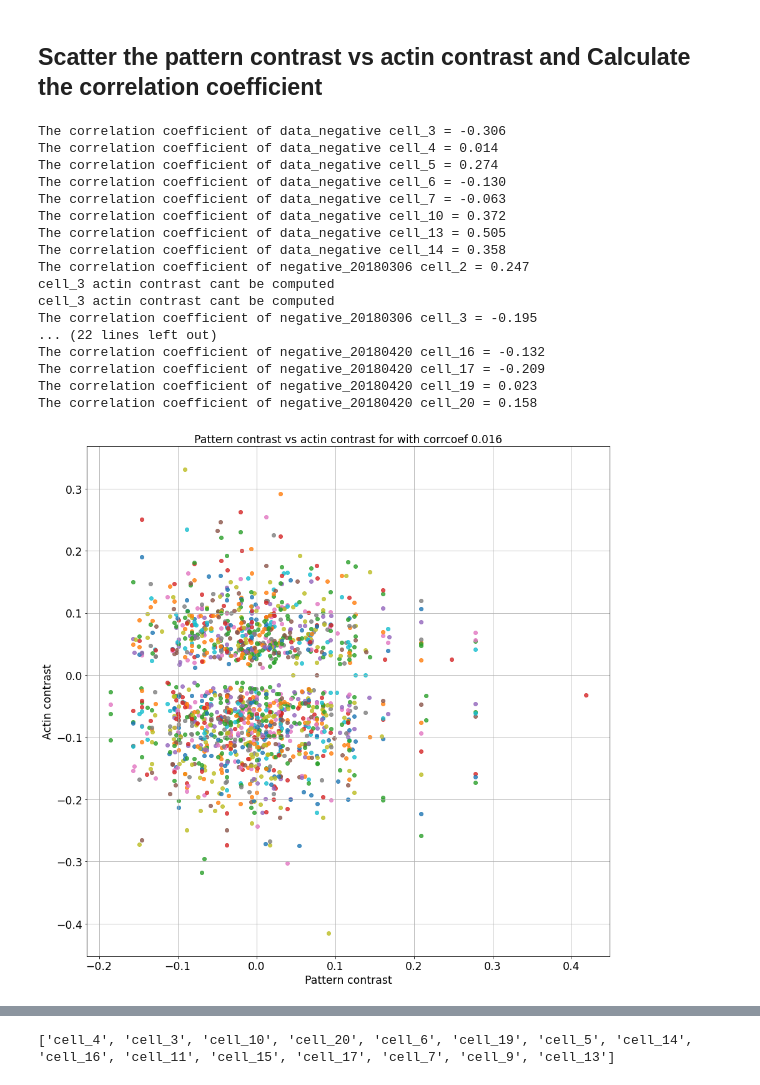
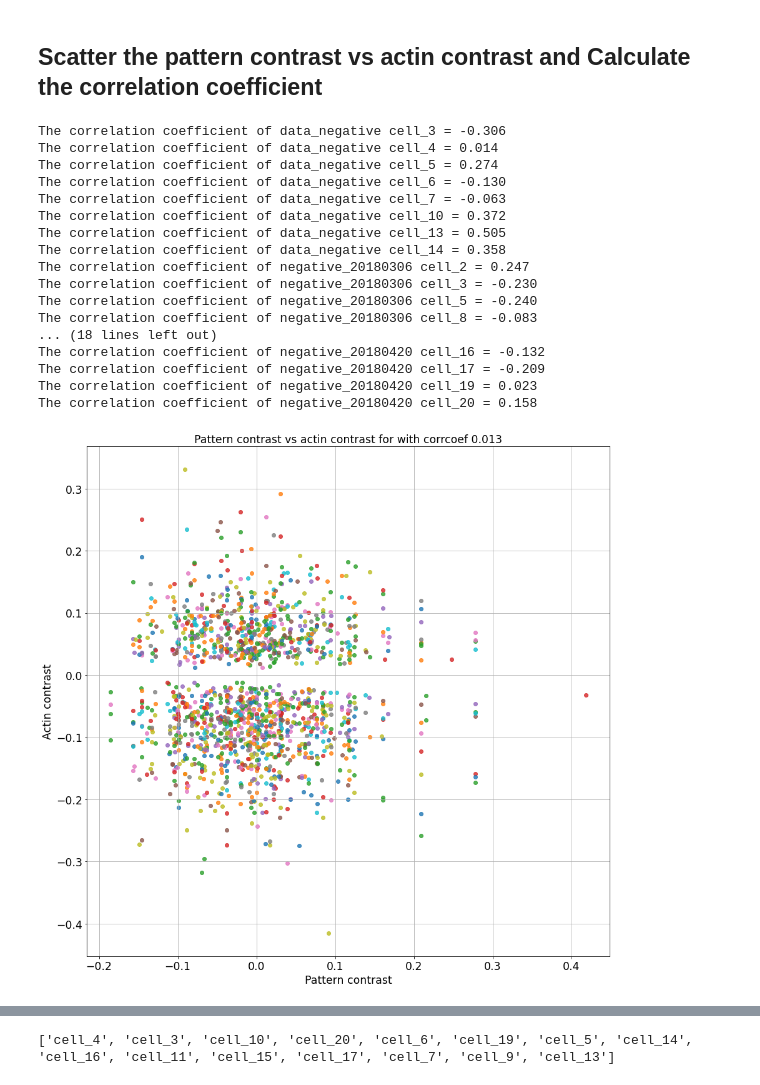
Before and after one commit to ahmed344/AI-based-detection-of-T-cell-features, a Jupyter notebook: Mini_images_classifier/Radial_profile_negative.ipynb, the cells around one changed output, grey strips where cells are left out. Cells and saved outputs as stored; diff of their text form; code cells hidden in the pictures.

```diff
--- a/Mini_images_classifier/Radial_profile_negative.ipynb
+++ b/Mini_images_classifier/Radial_profile_negative.ipynb
@@ -59,7 +59,7 @@ for cell in Cells:
 
         # Add the sign for to the actin contrast of the cell
         try:
-            if np.where(profile_actin == profile_actin[:10].max()) > np.where(profile_actin == profile_actin[:10].min()):
+            if profile_actin[:10].argmax() > profile_actin[:10].argmin():
                 contrast_actin.append(-c_actin)
             else:
                 contrast_actin.append(c_actin)
@@ -111,7 +111,7 @@ for cell in Cells:
 
         # Add the sign for to the actin contrast of the cell
         try:
-            if np.where(profile_actin == profile_actin[:10].max()) > np.where(profile_actin == profile_actin[:10].min()):
+            if profile_actin[:10].argmax() > profile_actin[:10].argmin():
                 contrast_actin.append(-c_actin)
             else:
                 contrast_actin.append(c_actin)
@@ -162,7 +162,7 @@ for cell in Cells:
 
         # Add the sign for to the actin contrast of the cell
         try:
-            if np.where(profile_actin == profile_actin[:10].max()) > np.where(profile_actin == profile_actin[:10].min()):
+            if profile_actin[:10].argmax() > profile_actin[:10].argmin():
                 contrast_actin.append(-c_actin)
             else:
                 contrast_actin.append(c_actin)
@@ -207,38 +207,38 @@ plt.grid()
 plt.savefig('data/actin_comparison/pattern_contrast_vs_actin_contrast_negative')
 # Show the scattering figure
 plt.show()
 
 plt.figure(figsize=(15,10))
 plt.hist(Corr, bins = 9, rwidth = 0.9, alpha = 0.8)
 plt.xlabel('Correlation coefficient', fontsize = 'xx-large')
 plt.ylabel('Number', fontsize = 'xx-large')
 plt.xticks(np.arange(-0.6, 0.7, 0.2), fontsize = 'xx-large')
 plt.yticks(np.arange(0, 12, 1), fontsize = 'xx-large')
 plt.title('Correlation coefficient for each cell', fontsize = 'xx-large')
 plt.grid()
 # Save
 plt.savefig('data/actin_comparison/pattern_contrast_vs_actin_contrast_hist_negative')
 # Show the scattering figure
 plt.show()
 # %% [output]
 The correlation coefficient of data_negative cell_3 = -0.306
 The correlation coefficient of data_negative cell_4 = 0.014
 The correlation coefficient of data_negative cell_5 = 0.274
 The correlation coefficient of data_negative cell_6 = -0.130
 The correlation coefficient of data_negative cell_7 = -0.063
 The correlation coefficient of data_negative cell_10 = 0.372
 The correlation coefficient of data_negative cell_13 = 0.505
 The correlation coefficient of data_negative cell_14 = 0.358
 The correlation coefficient of negative_20180306 cell_2 = 0.247
-cell_3 actin contrast cant be computed
-cell_3 actin contrast cant be computed
-The correlation coefficient of negative_20180306 cell_3 = -0.195
-... (22 lines left out)
+The correlation coefficient of negative_20180306 cell_3 = -0.230
+The correlation coefficient of negative_20180306 cell_5 = -0.240
+The correlation coefficient of negative_20180306 cell_8 = -0.083
+... (18 lines left out)
 The correlation coefficient of negative_20180420 cell_16 = -0.132
 The correlation coefficient of negative_20180420 cell_17 = -0.209
 The correlation coefficient of negative_20180420 cell_19 = 0.023
 The correlation coefficient of negative_20180420 cell_20 = 0.158
-[figure, old version]
+[figure, new version]
 [figure]
 # %%
 # Read the data and drop the missing values
```
Also changed, not shown: parts of 3 cells of this notebook, 1 other file.
